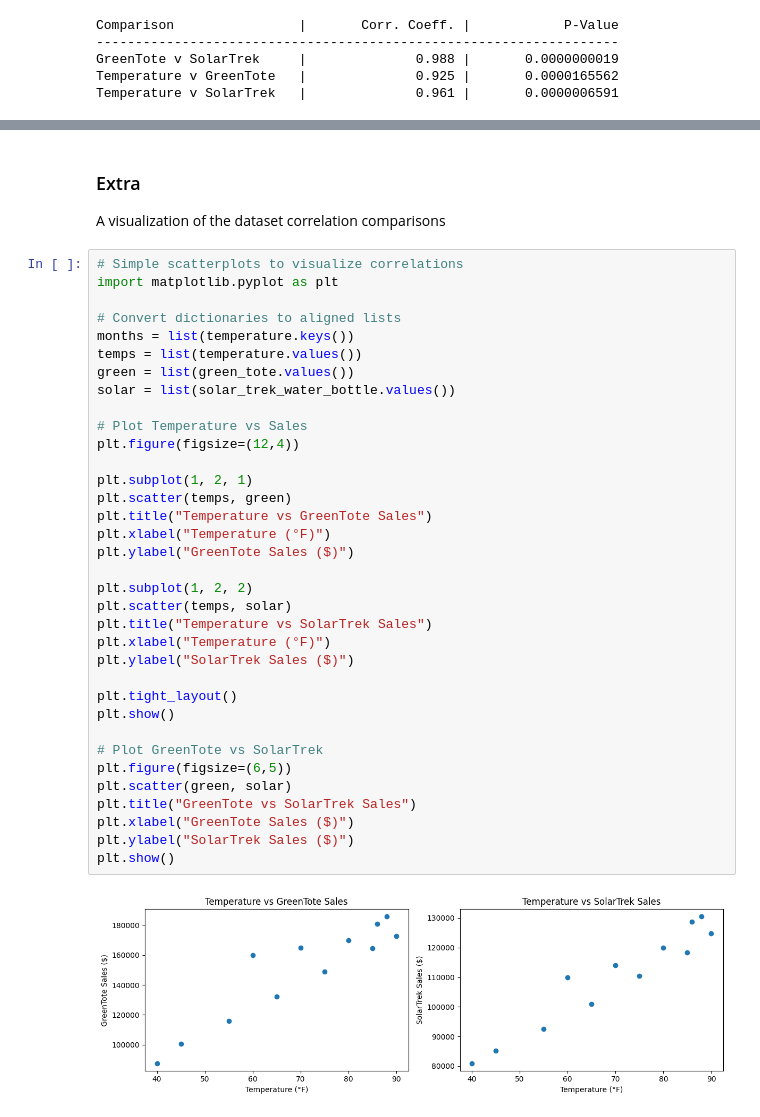
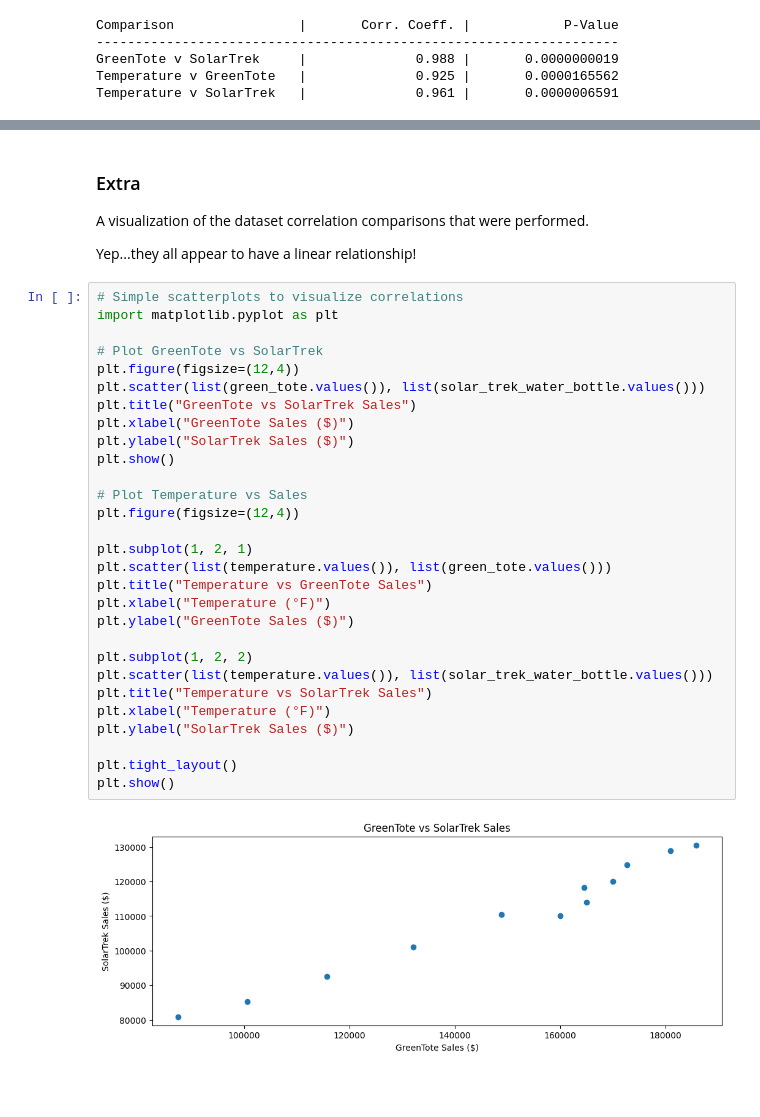
Before and after one commit to joshuadollison/CIS591, a Jupyter notebook: WK2/DOLLISON_J_2.ipynb, the cells around one changed output, grey strips where cells are left out. Saved outputs shown, nothing was run; the diff lists cells and outputs as text; blank space fills up the shorter version.

```diff
--- a/WK2/DOLLISON_J_2.ipynb
+++ b/WK2/DOLLISON_J_2.ipynb
@@ -207,41 +204,37 @@ Therefore, my recommendation is <b>Option 1:</b> Develop a joint marketing campa
 # %% [markdown]
 ### Extra
 
-A visualization of the dataset correlation comparisons
+A visualization of the dataset correlation comparisons that were performed.
+
+Yep...they all appear to have a linear relationship!
 # %%
 # Simple scatterplots to visualize correlations
 import matplotlib.pyplot as plt
 
-# Convert dictionaries to aligned lists
-months = list(temperature.keys())
-temps = list(temperature.values())
-green = list(green_tote.values())
-solar = list(solar_trek_water_bottle.values())
+# Plot GreenTote vs SolarTrek
+plt.figure(figsize=(12,4))
+plt.scatter(list(green_tote.values()), list(solar_trek_water_bottle.values()))
+plt.title("GreenTote vs SolarTrek Sales")
+plt.xlabel("GreenTote Sales ($)")
+plt.ylabel("SolarTrek Sales ($)")
+plt.show()
 
 # Plot Temperature vs Sales
 plt.figure(figsize=(12,4))
 
 plt.subplot(1, 2, 1)
-plt.scatter(temps, green)
+plt.scatter(list(temperature.values()), list(green_tote.values()))
 plt.title("Temperature vs GreenTote Sales")
 plt.xlabel("Temperature (°F)")
 plt.ylabel("GreenTote Sales ($)")
 
 plt.subplot(1, 2, 2)
-plt.scatter(temps, solar)
+plt.scatter(list(temperature.values()), list(solar_trek_water_bottle.values()))
 plt.title("Temperature vs SolarTrek Sales")
 plt.xlabel("Temperature (°F)")
 plt.ylabel("SolarTrek Sales ($)")
 
 plt.tight_layout()
 plt.show()
-
-# Plot GreenTote vs SolarTrek
-plt.figure(figsize=(6,5))
-plt.scatter(green, solar)
-plt.title("GreenTote vs SolarTrek Sales")
-plt.xlabel("GreenTote Sales ($)")
-plt.ylabel("SolarTrek Sales ($)")
-plt.show()
 # %% [output]
-[figure, old version]
+[figure, new version]
```
Also changed, not shown: parts of 3 cells of this notebook.
